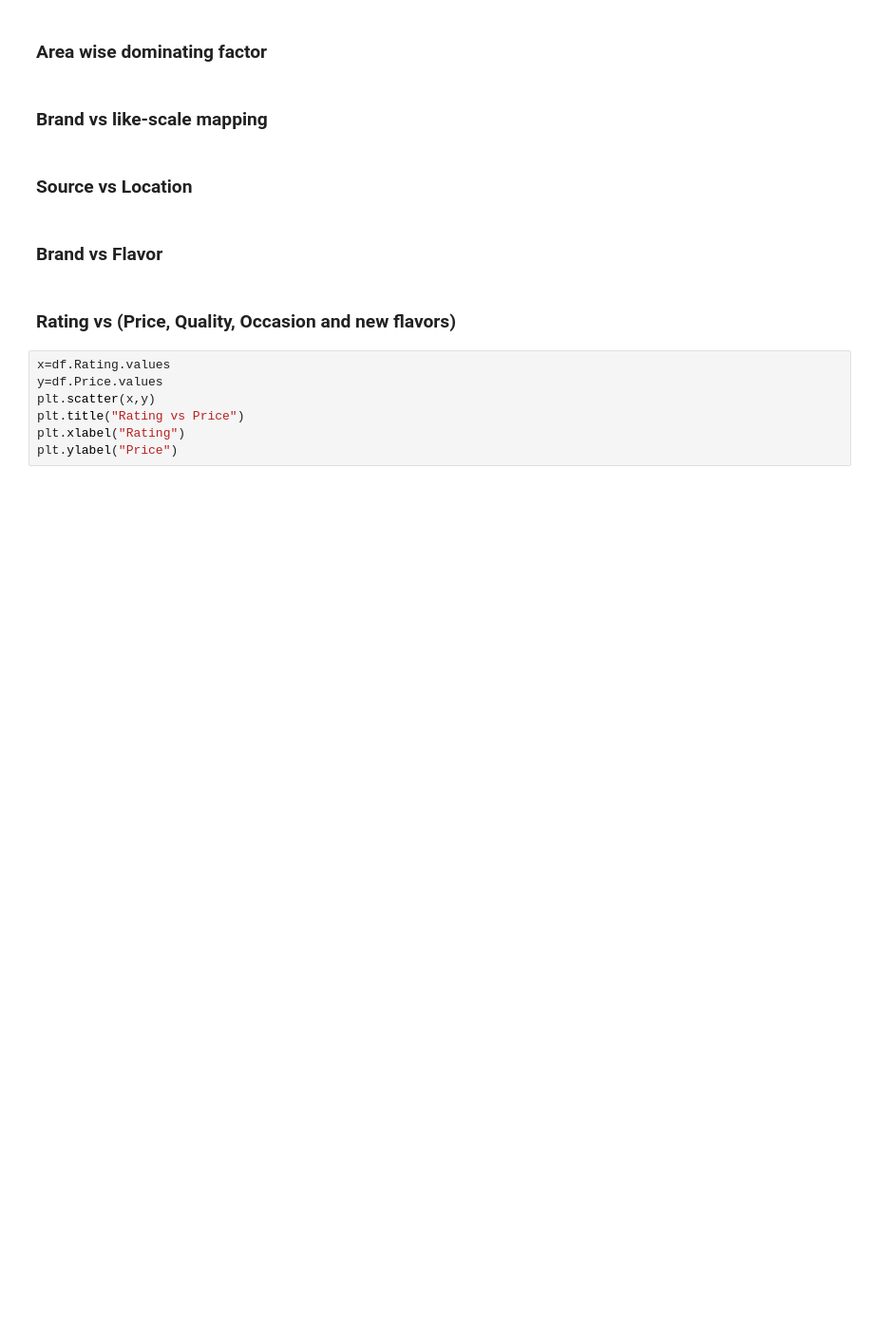
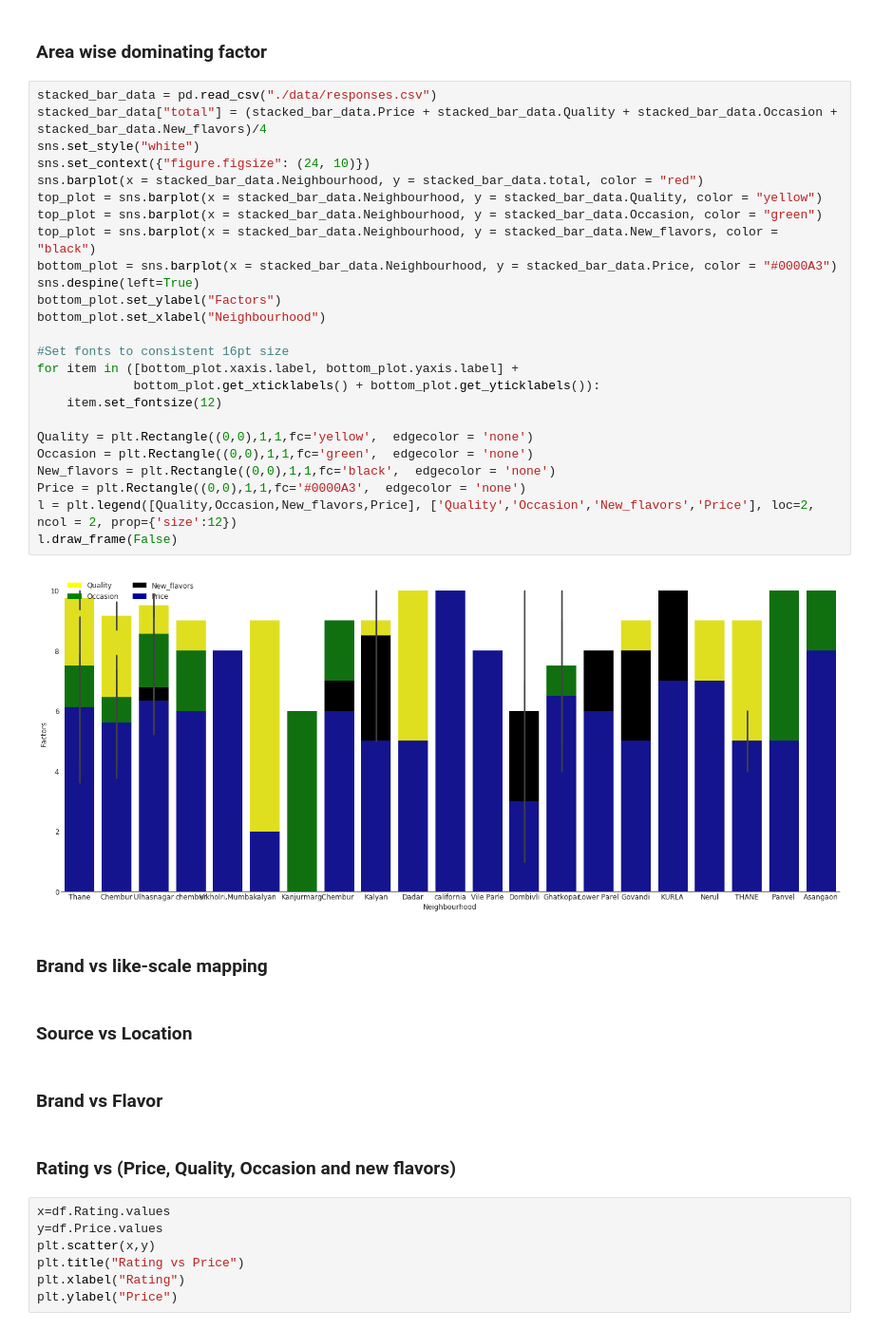
Before and after one commit to PSIB0T/Ice-cream-mining, a Jupyter notebook: IceCream.ipynb, the cells around one changed output. Shown at 95% size. Drawn from its saved outputs; the diff is of its cells as text; blank space fills up the shorter version.

```diff
--- a/IceCream.ipynb
+++ b/IceCream.ipynb
@@ -140,5 +173,32 @@ dtype: int64
 # %% [markdown]
 ### Area wise dominating factor
+# %%
+stacked_bar_data = pd.read_csv("./data/responses.csv")
+stacked_bar_data["total"] = (stacked_bar_data.Price + stacked_bar_data.Quality + stacked_bar_data.Occasion + stacked_bar_data.New_flavors)/4
+sns.set_style("white")
+sns.set_context({"figure.figsize": (24, 10)})
+sns.barplot(x = stacked_bar_data.Neighbourhood, y = stacked_bar_data.total, color = "red")
+top_plot = sns.barplot(x = stacked_bar_data.Neighbourhood, y = stacked_bar_data.Quality, color = "yellow")
+top_plot = sns.barplot(x = stacked_bar_data.Neighbourhood, y = stacked_bar_data.Occasion, color = "green")
+top_plot = sns.barplot(x = stacked_bar_data.Neighbourhood, y = stacked_bar_data.New_flavors, color = "black")
+bottom_plot = sns.barplot(x = stacked_bar_data.Neighbourhood, y = stacked_bar_data.Price, color = "#0000A3")
+sns.despine(left=True)
+bottom_plot.set_ylabel("Factors")
+bottom_plot.set_xlabel("Neighbourhood")
+
+#Set fonts to consistent 16pt size
+for item in ([bottom_plot.xaxis.label, bottom_plot.yaxis.label] +
+             bottom_plot.get_xticklabels() + bottom_plot.get_yticklabels()):
+    item.set_fontsize(12)
+
+Quality = plt.Rectangle((0,0),1,1,fc='yellow',  edgecolor = 'none')
+Occasion = plt.Rectangle((0,0),1,1,fc='green',  edgecolor = 'none')
+New_flavors = plt.Rectangle((0,0),1,1,fc='black',  edgecolor = 'none')
+Price = plt.Rectangle((0,0),1,1,fc='#0000A3',  edgecolor = 'none')
+l = plt.legend([Quality,Occasion,New_flavors,Price], ['Quality','Occasion','New_flavors','Price'], loc=2, ncol = 2, prop={'size':12})
+l.draw_frame(False)
+# %% [output]
+[figure, added]
 # %% [markdown]
 ### Brand vs like-scale mapping
 # %% [markdown]
```
Also changed, not shown: parts of 9 cells of this notebook.
